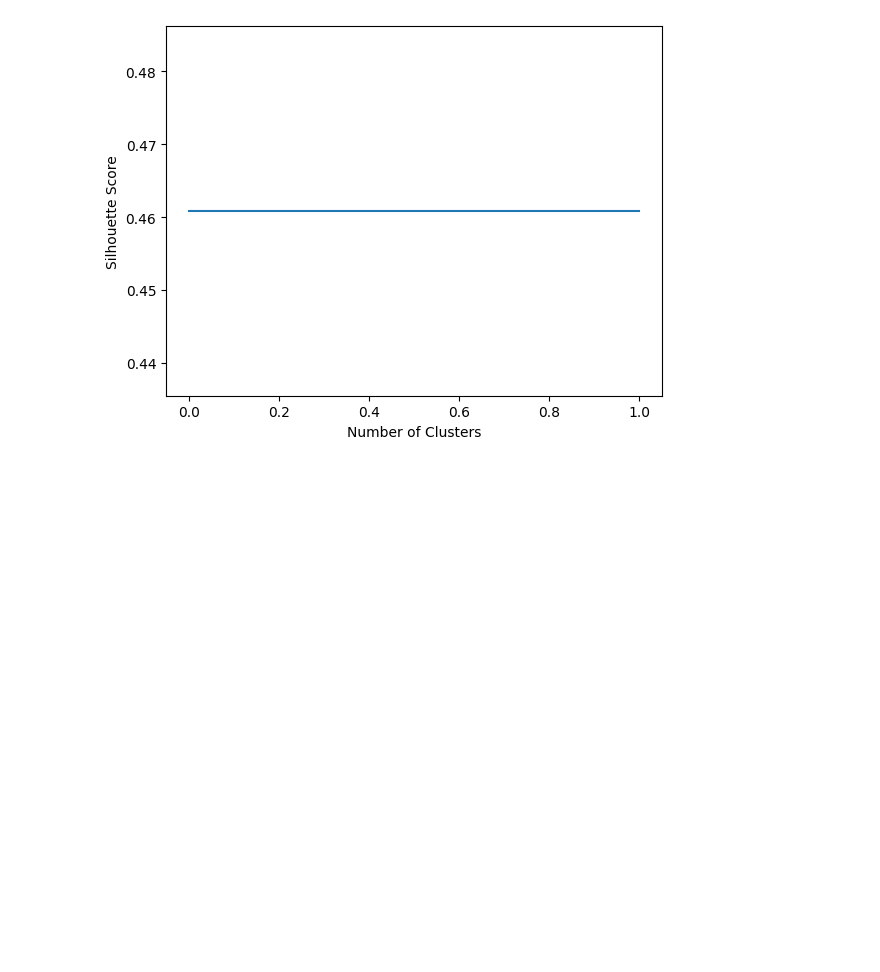
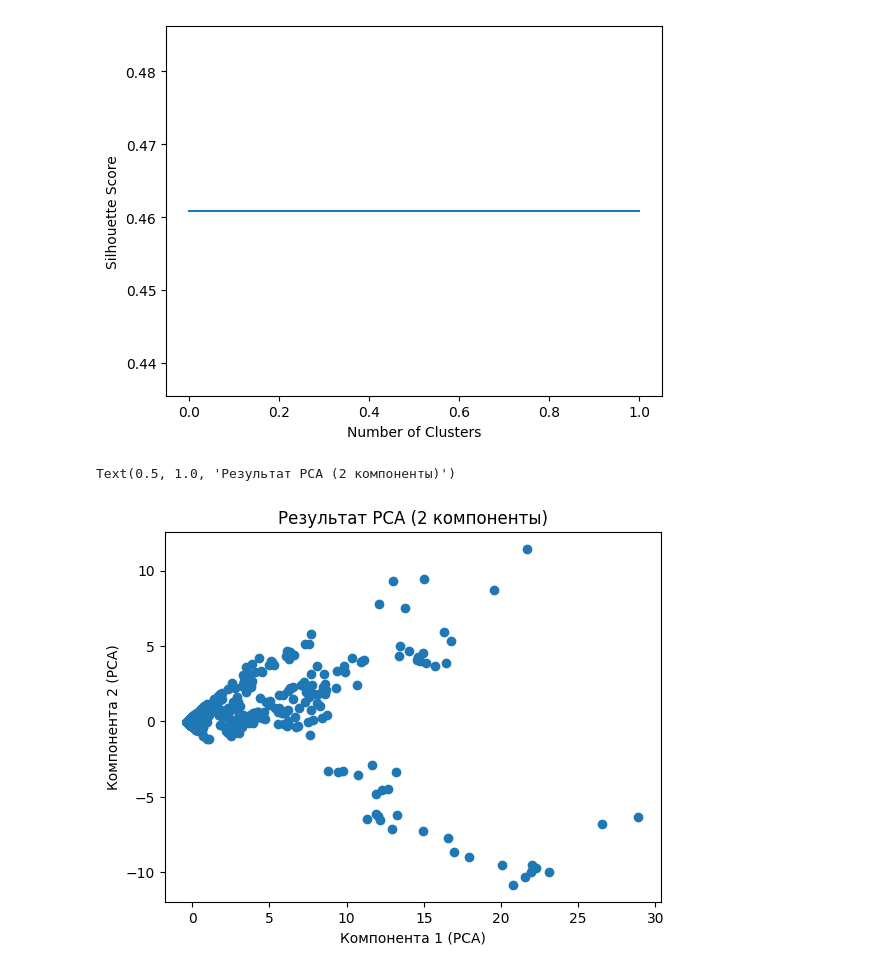
Before and after one commit to fluffymouses/fluffymouses, a Jupyter notebook: lab4/Задание_4.ipynb, the cells around one changed output. Saved outputs shown, nothing was run; the diff lists cells and outputs as text; code cells hidden in the pictures; blank space fills up the shorter version.

```diff
--- a/lab4/Задание_4.ipynb
+++ b/lab4/Задание_4.ipynb
@@ -501,3 +507,22 @@ plt.show()
 # %% [output]
 Оптимальное число кластеров 2, с баллом 0.4608617921245946
 [figure]
+# %%
+import numpy as np
+import matplotlib.pyplot as plt
+from sklearn.decomposition import PCA
+
+
+# Создаем объект PCA и снижаем размерность до 2 компонент
+pca = PCA(n_components=2)
+data_pca = pca.fit_transform(X_scaled)
+
+# Восстановим данные обратно в исходное пространство (для демонстрации)
+data_restored = pca.inverse_transform(data_pca)
+plt.scatter(data_pca[:,0], data_pca[:,1])
+plt.xlabel('Компонента 1 (PCA)')
+plt.ylabel('Компонента 2 (PCA)')
+plt.title('Результат PCA (2 компоненты)')
+# %% [output]
+Text(0.5, 1.0, 'Результат PCA (2 компоненты)')
+[figure, added]
```
Also changed, not shown: parts of 7 cells of this notebook.
